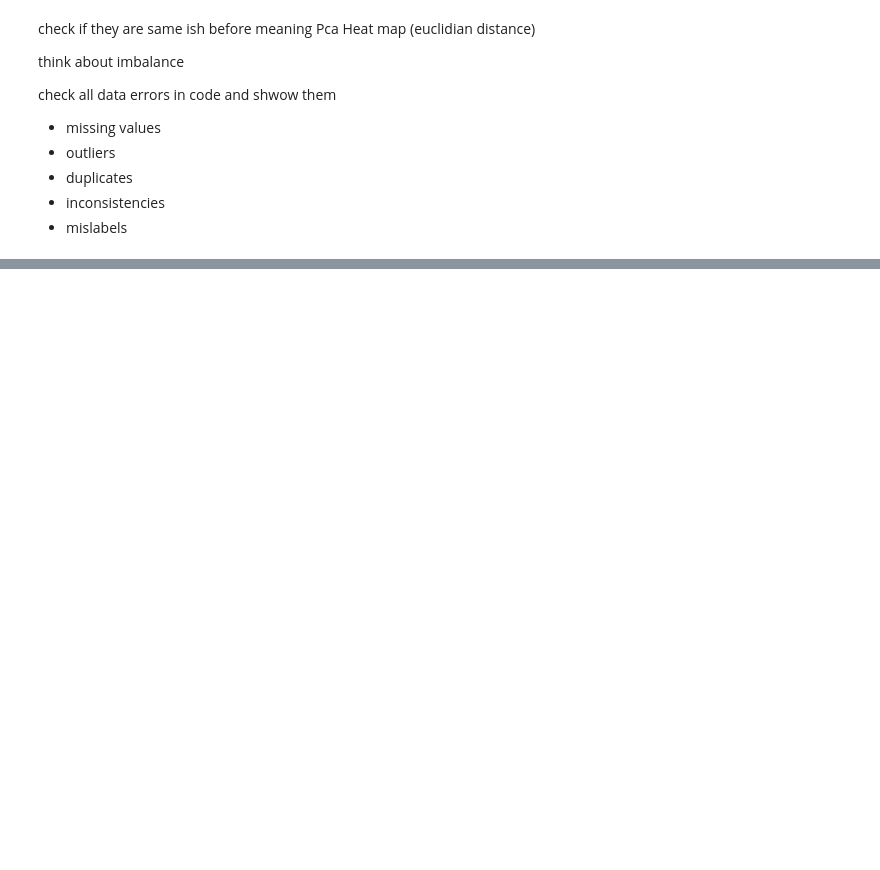
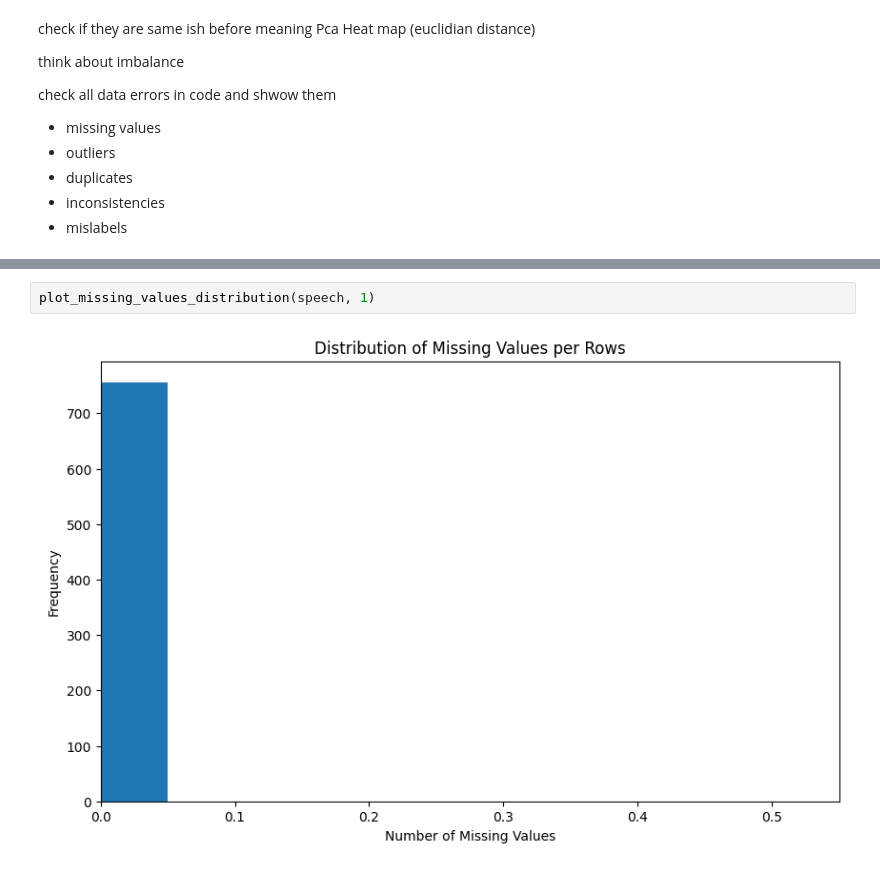
Before and after one commit to Selethe/MSB1015-Scientific-Programming-Project, a Jupyter notebook: test.ipynb, the cells around one changed output, grey strips where cells are left out. Saved outputs shown, nothing was run; the diff lists cells and outputs as text; blank space fills up the shorter version.

```diff
--- a/test.ipynb
+++ b/test.ipynb
@@ -262,0 +294,4 @@ Name: 1, Length: 755, dtype: float64
+# %%
+plot_missing_values_distribution(speech, 1)
+# %% [output]
+[figure, added]
```
Also changed, not shown: parts of 22 cells of this notebook.
